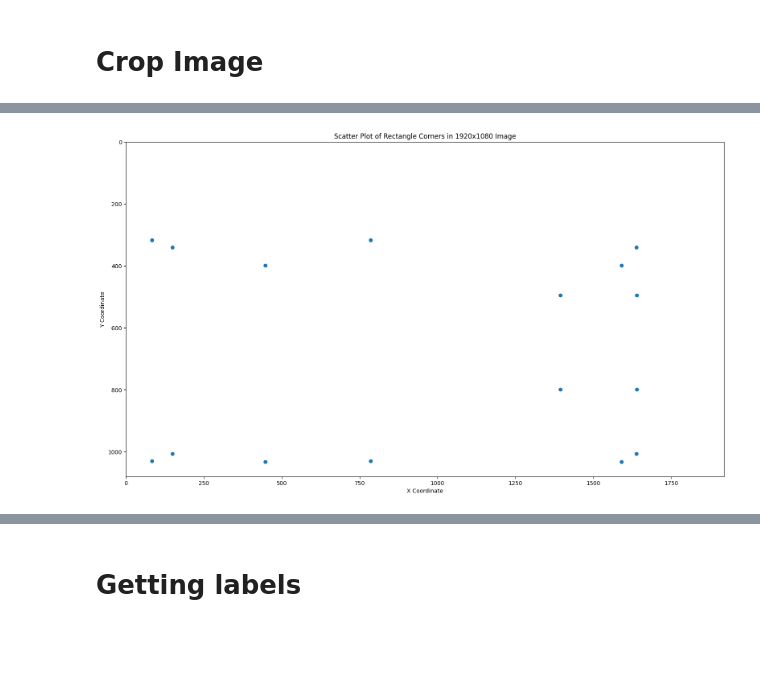
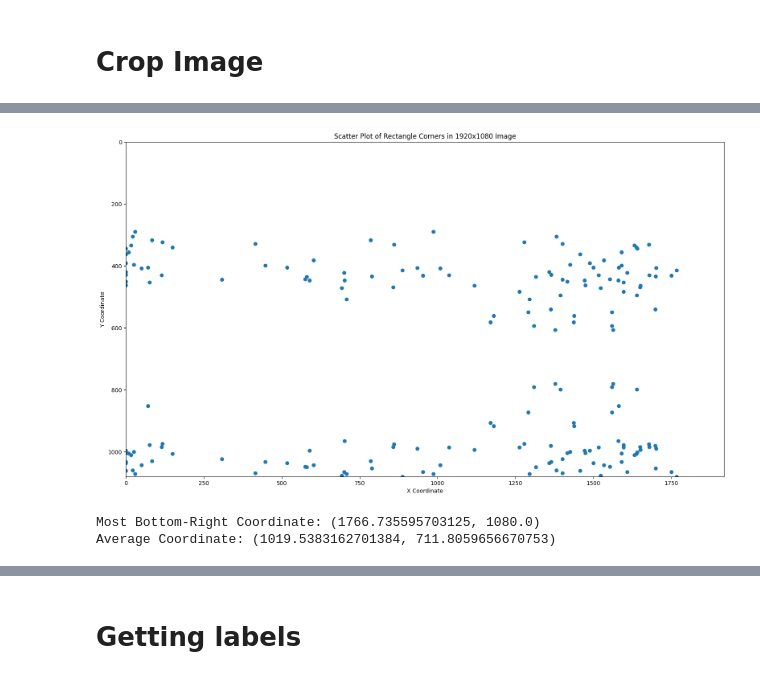
Before and after one commit to chvaldez10/Team-Design-Project, a Jupyter notebook: validate_run.ipynb, the cells around one changed output, grey strips where cells are left out. Cells and saved outputs as stored; diff of their text form; code cells hidden in the pictures; blank space fills up the shorter version.

```diff
--- a/validate_run.ipynb
+++ b/validate_run.ipynb
@@ -32,7 +32,7 @@ from sklearn.model_selection import train_test_split
 # %%
 # make sure to update path
 user_drive = input("Enter user drive: ").upper()
-video_path = f"{user_drive}:/Christian/DI_centre_structured"
+video_path = f"{user_drive}:/DI_centre_structured"
 input(f"Is this the right directory - {video_path}?")
 # %%
 VIDEO_CHARACTERISTICS = {
@@ -432,3 +429,17 @@ def crop_first_image_in_folders(folders, crop_coordinates):
 person_detection_model = fasterrcnn_resnet50_fpn(pretrained=True)
 # %%
 all_rgb_lower_bound, all_rgb_upper_bound = all_rgb_folders
+# %%
+pattern = r'.*/([23] Meters)/.*'
+matches = {"2 Meters": [], "3 Meters": [], "Non-matches": []}
+
+for path in all_rgb_lower_bound:
+    standardized_path = path.replace("\\", "/")  # Standardize path separators
+    match = re.match(pattern, standardized_path)
+    if match:
+        matches[match.group(1)].append(standardized_path)
+    else:
+        matches["Non-matches"].append(standardized_path)
+# %%
+all_rgb_lower_bound_2m = matches["2 Meters"]
+all_rgb_lower_bound_2m
@@ -440,29 +469,64 @@ all_rgb_lower_bound, all_rgb_upper_bound = all_rgb_folders
     (x_max, y_max) is the bottom-right corner of the bounding box.
 """
 
-bounding_box_data = get_first_image_bounding_boxes(all_rgb_lower_bound, person_detection_model)
+bounding_box_data = get_first_image_bounding_boxes(all_rgb_lower_bound_2m, person_detection_model)
 # %%
 # Initialize lists to store x and y coordinates
 x_coords = []
 y_coords = []
 
 # Iterate through the dictionary to extract all corners
 for coords in bounding_box_data.values():
-    x_min, y_min, x_max, y_max = coords
+    # Check if coords is not None before unpacking
+    if coords:
+        x_min, y_min, x_max, y_max = coords
 
-    # Add the corners to the lists
-    x_coords.extend([x_min, x_max, x_min, x_max])
-    y_coords.extend([y_min, y_min, y_max, y_max])
+        # Add the corners to the lists
+        x_coords.extend([x_min, x_max, x_min, x_max])
+        y_coords.extend([y_min, y_min, y_max, y_max])
 
 # Create a scatter plot
 plt.figure(figsize=(19.20, 10.80))  # Size in inches to mimic 1920x1080
 plt.scatter(x_coords, y_coords)
 plt.xlim(0, 1920)
 plt.ylim(0, 1080)
 plt.gca().invert_yaxis()  # Invert y-axis to match image coordinates
 plt.xlabel('X Coordinate')
 plt.ylabel('Y Coordinate')
 plt.title('Scatter Plot of Rectangle Corners in 1920x1080 Image')
 plt.show()
 # %% [output]
-[figure, old version]
+[figure, new version]
+# %%
+# Initialize variables to hold extreme and sum values
+max_x = max_y = float('-inf')
+sum_x = sum_y = 0
+count = 0
+
+for coords in bounding_box_data.values():
+    if coords:
+        x_min, y_min, x_max, y_max = coords
+
+        # Check for most bottom-right coordinate
+        max_x = max(max_x, x_max)
+        max_y = max(max_y, y_max)
+
+        # Add to sum for average calculation
+        sum_x += x_min + x_max
+        sum_y += y_min + y_max
+        count += 2  # Each box contributes 2 points (min and max)
+
+# Calculate the average, if count is not zero
+average_x = sum_x / count if count else None
+average_y = sum_y / count if count else None
+average_coord = (average_x, average_y) if count else None
+
+# Display the results
+print(f"Most Bottom-Right Coordinate: ({max_x}, {max_y})")
+if average_coord:
+    print(f"Average Coordinate: {average_coord}")
+else:
+    print("No valid data to calculate average coordinate.")
+# %% [output]
+Most Bottom-Right Coordinate: (1766.735595703125, 1080.0)
+Average Coordinate: (1019.5383162701384, 711.8059656670753)
```
Also changed, not shown: parts of 8 cells of this notebook, 16 other files.
